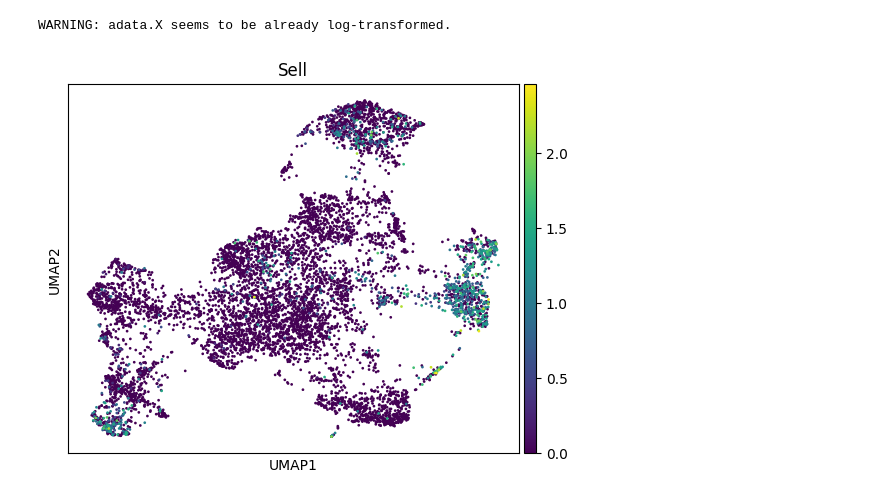
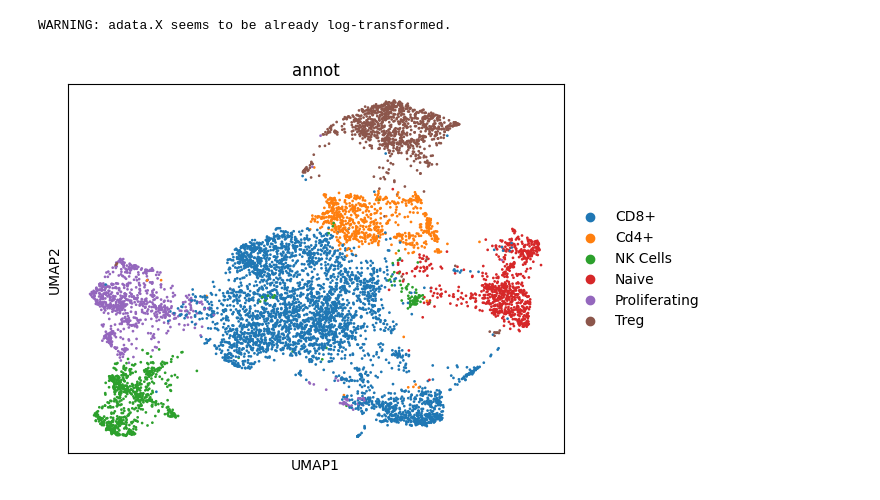
Before and after one commit to LinearParadox/TAK981_SCRNA, a Jupyter notebook: nb/subtyping/tcells.ipynb, the cells around one changed output. Drawn from its saved outputs; the diff is of its cells as text; code cells hidden in the pictures.

```diff
--- a/nb/subtyping/tcells.ipynb
+++ b/nb/subtyping/tcells.ipynb
@@ -86,9 +83,9 @@ sc.pp.log1p(adata)
 # %% [output]
 WARNING: adata.X seems to be already log-transformed.
 # %%
-sc.pl.umap(adata, color="Sell", use_raw=False)
+sc.pl.umap(adata, color="annot", use_raw=False)
 # %% [output]
-[figure, old version]
+[figure, new version]
 # %%
 adata.obs["annot"]=adata.obs.leiden.map(annot)
 # %%
```
Also changed, not shown: parts of 6 cells of this notebook, 3 other files.
